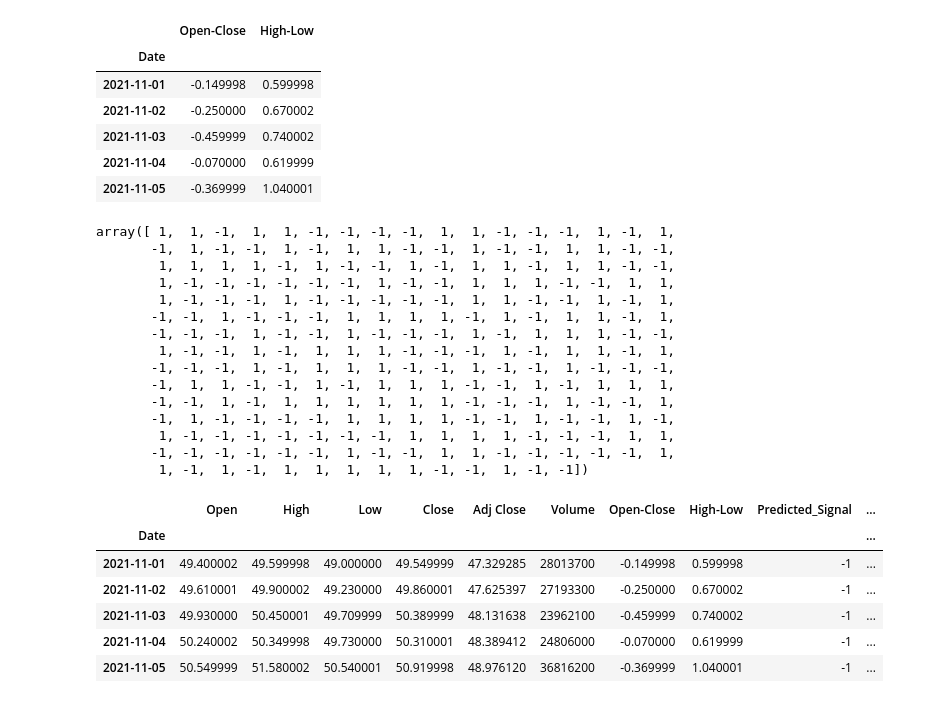
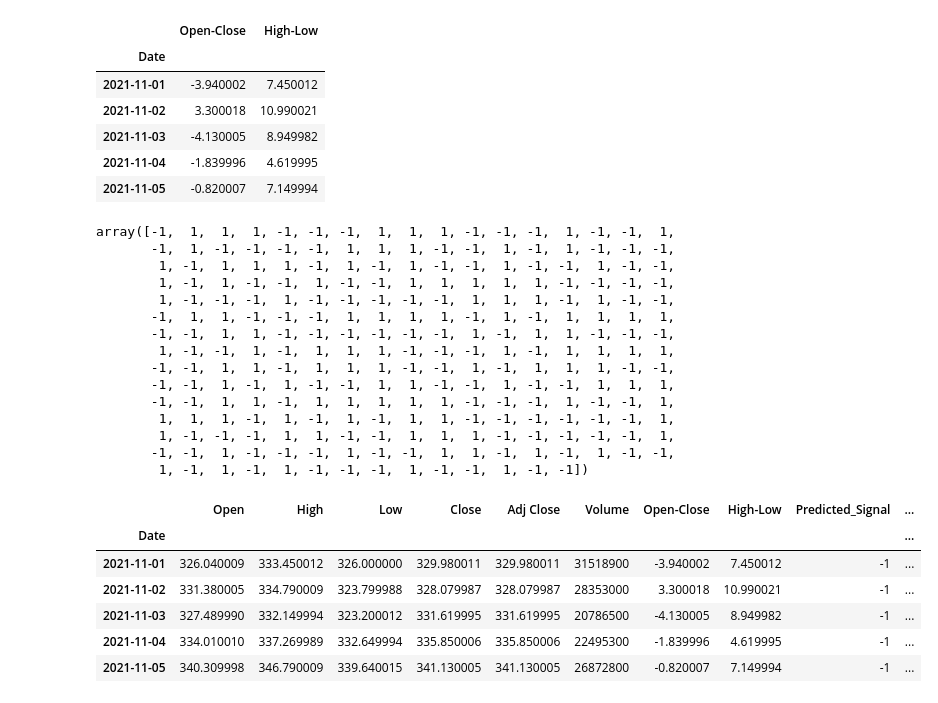
Before and after one commit to grokebloke/Stonks, a Jupyter notebook: src/stock_prediction_svm.ipynb, the cells around one changed output. Cells and saved outputs as stored; diff of their text form; code cells hidden in the pictures.

```diff
--- a/src/stock_prediction_svm.ipynb
+++ b/src/stock_prediction_svm.ipynb
@@ -6,8 +6,8 @@ import numpy as np
 from sklearn.svm import SVC
 from sklearn.metrics import accuracy_score
 # %%
-amazon = yf.download('INTC', start='2021-11-01', end='2022-11-01')
-amazon.head()
+META = yf.download('META', start='2021-11-01', end='2022-11-01')
+META.head()
 # %% [output]
 [*********************100%***********************]  1 of 1 completed
 |  | Open | High | Low | Close | Adj Close | Volume |
@@ -20,38 +20,38 @@ amazon.head()
 # %%
-amazon ['Open-Close'] = amazon .Open - amazon .Close
-amazon ['High-Low'] = amazon .High - amazon .Low
-X = amazon [['Open-Close', 'High-Low']]
+META ['Open-Close'] = META .Open - META .Close
+META ['High-Low'] = META .High - META .Low
+X = META [['Open-Close', 'High-Low']]
 X.head()
 # %% [output]
 |  | Open-Close | High-Low |
 | Date |  |  |
-| 2021-11-01 | -0.149998 | 0.599998 |
-| 2021-11-02 | -0.250000 | 0.670002 |
-| 2021-11-03 | -0.459999 | 0.740002 |
-| 2021-11-04 | -0.070000 | 0.619999 |
-| 2021-11-05 | -0.369999 | 1.040001 |
+| 2021-11-01 | -3.940002 | 7.450012 |
+| 2021-11-02 | 3.300018 | 10.990021 |
+| 2021-11-03 | -4.130005 | 8.949982 |
+| 2021-11-04 | -1.839996 | 4.619995 |
+| 2021-11-05 | -0.820007 | 7.149994 |
 # %%
-y = np.where(amazon ['Close'].shift(-1) > amazon ['Close'], 1, -1)
+y = np.where(META ['Close'].shift(-1) > META ['Close'], 1, -1)
 y
 # %% [output]
-array([ 1,  1, -1,  1,  1, -1, -1, -1, -1,  1,  1, -1, -1, -1,  1, -1,  1,
-       -1,  1, -1, -1,  1, -1,  1,  1, -1, -1,  1, -1, -1,  1,  1, -1, -1,
-        1,  1,  1,  1, -1,  1, -1, -1,  1, -1,  1,  1, -1,  1,  1, -1, -1,
-        1, -1, -1, -1, -1, -1, -1,  1, -1, -1,  1,  1,  1, -1, -1,  1,  1,
-        1, -1, -1, -1,  1, -1, -1, -1, -1, -1,  1,  1, -1, -1,  1, -1,  1,
-       -1, -1,  1, -1, -1, -1,  1,  1,  1,  1, -1,  1, -1,  1,  1, -1,  1,
-       -1, -1, -1,  1, -1, -1,  1, -1, -1, -1,  1, -1,  1,  1,  1, -1, -1,
-        1, -1, -1,  1, -1,  1,  1,  1, -1, -1, -1,  1, -1,  1,  1, -1,  1,
-       -1, -1, -1,  1, -1,  1,  1,  1, -1, -1,  1, -1, -1,  1, -1, -1, -1,
-       -1,  1,  1, -1, -1,  1, -1,  1,  1,  1, -1, -1,  1, -1,  1,  1,  1,
-       -1, -1,  1, -1,  1,  1,  1,  1,  1,  1, -1, -1, -1,  1, -1, -1,  1,
-       -1,  1, -1, -1, -1, -1,  1,  1,  1,  1, -1, -1,  1, -1, -1,  1, -1,
-        1, -1, -1, -1, -1, -1, -1, -1,  1,  1,  1,  1, -1, -1, -1,  1,  1,
-       -1, -1, -1, -1, -1, -1,  1, -1, -1,  1,  1, -1, -1, -1, -1, -1,  1,
-        1, -1,  1, -1,  1,  1,  1,  1,  1, -1, -1,  1, -1, -1])
+array([-1,  1,  1,  1, -1, -1, -1,  1,  1,  1, -1, -1, -1,  1, -1, -1,  1,
+       -1,  1, -1, -1, -1, -1,  1,  1,  1, -1, -1,  1, -1,  1, -1, -1, -1,
+        1, -1,  1,  1,  1, -1,  1, -1,  1, -1, -1,  1, -1, -1,  1, -1, -1,
+        1, -1,  1, -1, -1,  1, -1, -1,  1,  1,  1,  1,  1, -1, -1, -1, -1,
+        1, -1, -1, -1,  1, -1, -1, -1, -1, -1,  1,  1,  1, -1,  1, -1, -1,
+       -1,  1,  1, -1, -1, -1,  1,  1,  1,  1, -1,  1, -1,  1,  1,  1,  1,
+       -1, -1,  1,  1, -1, -1, -1, -1, -1, -1,  1, -1,  1,  1, -1, -1, -1,
+        1, -1, -1,  1, -1,  1,  1,  1, -1, -1, -1,  1, -1,  1,  1,  1,  1,
+       -1, -1,  1,  1, -1,  1,  1,  1, -1, -1,  1, -1,  1,  1,  1, -1, -1,
+       -1, -1,  1, -1,  1, -1, -1,  1,  1, -1, -1,  1, -1, -1,  1,  1,  1,
+       -1, -1,  1,  1, -1,  1,  1,  1,  1,  1, -1, -1, -1,  1, -1, -1,  1,
+        1,  1,  1, -1,  1, -1,  1, -1,  1,  1, -1, -1, -1, -1, -1, -1,  1,
+        1, -1, -1, -1,  1,  1, -1, -1,  1,  1,  1, -1, -1, -1, -1, -1,  1,
+       -1, -1,  1, -1, -1, -1,  1, -1, -1,  1,  1, -1,  1, -1,  1, -1, -1,
+        1, -1,  1, -1,  1, -1, -1, -1,  1, -1, -1,  1, -1, -1])
 # %%
 split_percentage = 0.8
-split = int(split_percentage * len(amazon ))
+split = int(split_percentage * len(META ))
 X_train = X[:split]
 y_train = y[:split]
 X_test = X[split:]
@@ -59,20 +59,20 @@ y_test = y[split:]
 # %%
 classifier = SVC().fit(X_train, y_train)
 # %%
-amazon ['Predicted_Signal'] = classifier.predict(X)
-amazon ['amazon_Returns'] = amazon.Close.pct_change()
-amazon ['Strategy_Returns'] = amazon.amazon_Returns * amazon .Predicted_Signal.shift(1)
-amazon ['Cumulative_Returns'] = amazon ['amazon_Returns'].cumsum()
-amazon ['Cumulative_Strategy_Returns'] = amazon ['Strategy_Returns'].cumsum()
-amazon.head()
+META ['Predicted_Signal'] = classifier.predict(X)
+META ['META_Returns'] = META.Close.pct_change()
+META ['Strategy_Returns'] = META.META_Returns * META .Predicted_Signal.shift(1)
+META ['Cumulative_Returns'] = META ['META_Returns'].cumsum()
+META ['Cumulative_Strategy_Returns'] = META ['Strategy_Returns'].cumsum()
+META.head()
 # %% [output]
 |  | Open | High | Low | Close | Adj Close | Volume | Open-Close | High-Low | Predicted_Signal | ... |
 | Date |  |  |  |  |  |  |  |  |  | ... |
-| 2021-11-01 | 49.400002 | 49.599998 | 49.000000 | 49.549999 | 47.329285 | 28013700 | -0.149998 | 0.599998 | -1 | ... |
-| 2021-11-02 | 49.610001 | 49.900002 | 49.230000 | 49.860001 | 47.625397 | 27193300 | -0.250000 | 0.670002 | -1 | ... |
-| 2021-11-03 | 49.930000 | 50.450001 | 49.709999 | 50.389999 | 48.131638 | 23962100 | -0.459999 | 0.740002 | -1 | ... |
-| 2021-11-04 | 50.240002 | 50.349998 | 49.730000 | 50.310001 | 48.389412 | 24806000 | -0.070000 | 0.619999 | -1 | ... |
-| 2021-11-05 | 50.549999 | 51.580002 | 50.540001 | 50.919998 | 48.976120 | 36816200 | -0.369999 | 1.040001 | -1 | ... |
+| 2021-11-01 | 326.040009 | 333.450012 | 326.000000 | 329.980011 | 329.980011 | 31518900 | -3.940002 | 7.450012 | -1 | ... |
+| 2021-11-02 | 331.380005 | 334.790009 | 323.799988 | 328.079987 | 328.079987 | 28353000 | 3.300018 | 10.990021 | -1 | ... |
+| 2021-11-03 | 327.489990 | 332.149994 | 323.200012 | 331.619995 | 331.619995 | 20786500 | -4.130005 | 8.949982 | -1 | ... |
+| 2021-11-04 | 334.010010 | 337.269989 | 332.649994 | 335.850006 | 335.850006 | 22495300 | -1.839996 | 4.619995 | -1 | ... |
+| 2021-11-05 | 340.309998 | 346.790009 | 339.640015 | 341.130005 | 341.130005 | 26872800 | -0.820007 | 7.149994 | -1 | ... |
 # %%
 import matplotlib.pyplot as plt
 plt.figure(figsize=(10,5))
```
Also changed, not shown: parts of 3 cells of this notebook.
